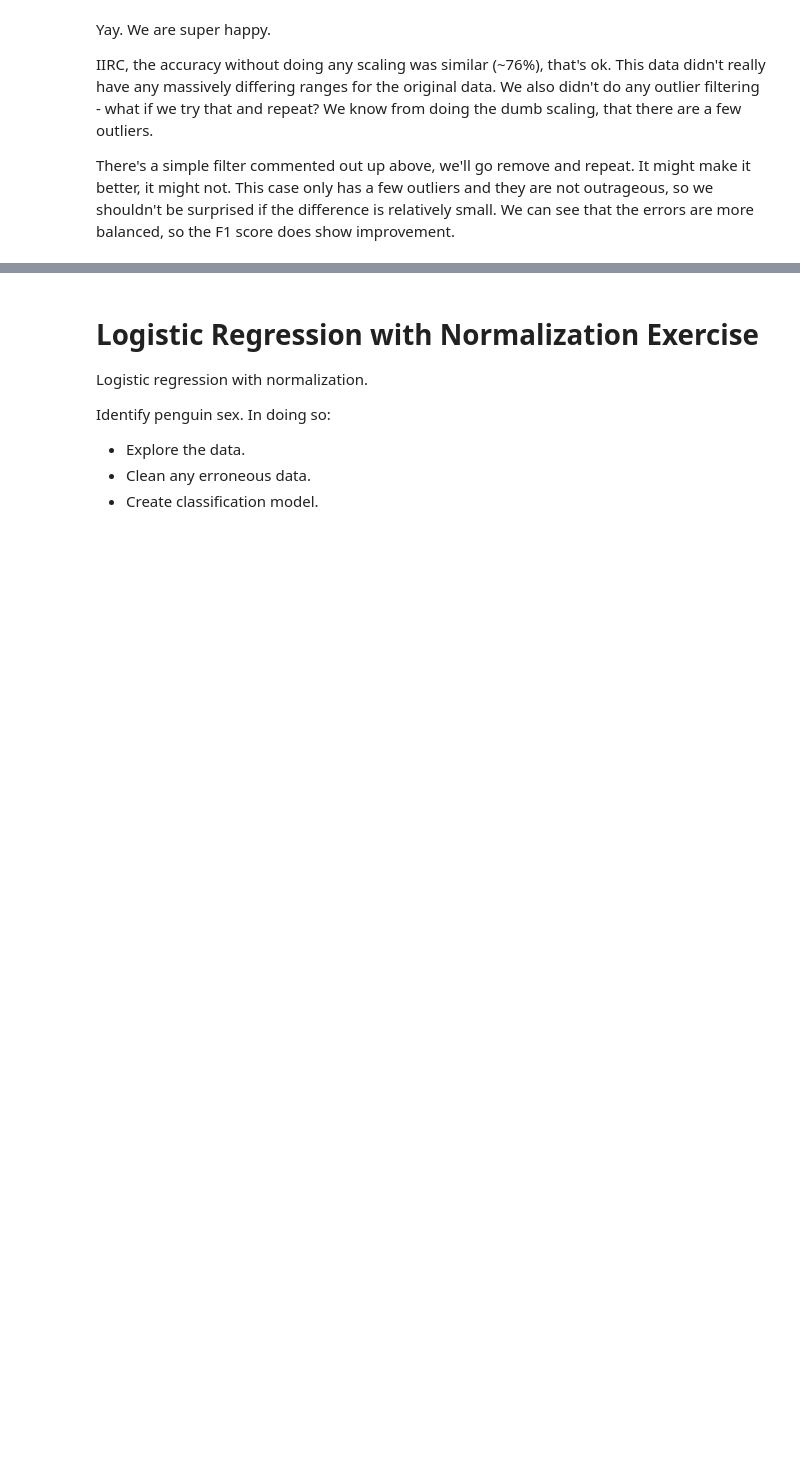
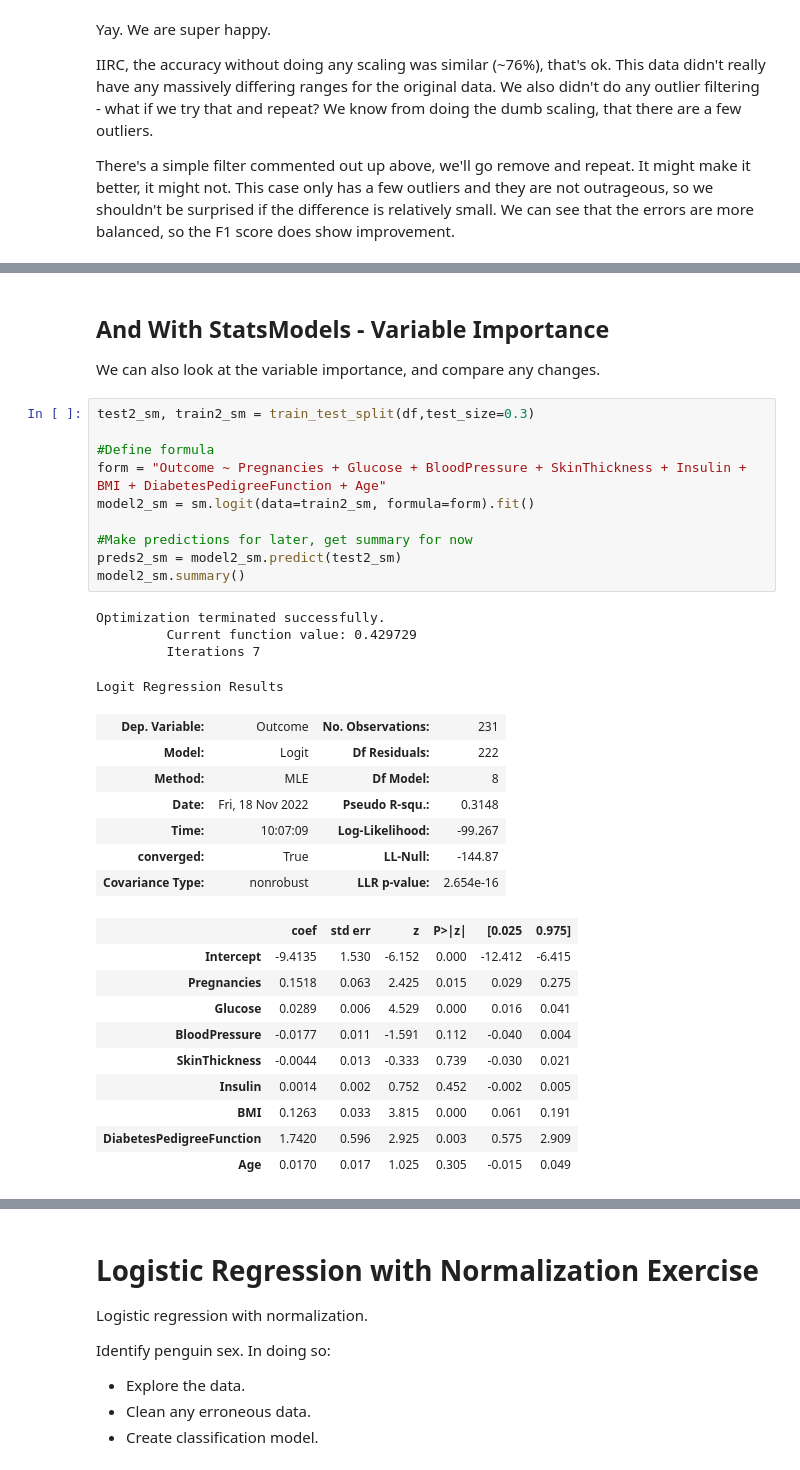
Before and after one commit to zareeiant/Basic_Stats_in_Python_Student_Workbooks, a Jupyter notebook: 026_Logistic_Regression_Normalization_2_sol.ipynb, the cells around one changed output, grey strips where cells are left out. Saved outputs shown, nothing was run; the diff lists cells and outputs as text; blank space fills up the shorter version.

```diff
--- a/026_Logistic_Regression_Normalization_2_sol.ipynb
+++ b/026_Logistic_Regression_Normalization_2_sol.ipynb
@@ -360,0 +426,36 @@ There's a simple filter commented out up above, we'll go remove and repeat. It m
+# %% [markdown]
+## And With StatsModels - Variable Importance
+
+We can also look at the variable importance, and compare any changes.
+# %%
+test2_sm, train2_sm = train_test_split(df,test_size=0.3)
+
+#Define formula
+form = "Outcome ~ Pregnancies + Glucose + BloodPressure + SkinThickness + Insulin + BMI + DiabetesPedigreeFunction + Age"
+model2_sm = sm.logit(data=train2_sm, formula=form).fit()
+
+#Make predictions for later, get summary for now
+preds2_sm = model2_sm.predict(test2_sm)
+model2_sm.summary()
+# %% [output]
+Optimization terminated successfully.
+         Current function value: 0.429729
+         Iterations 7
+Logit Regression Results
+| Dep. Variable: | Outcome | No. Observations: | 231 |
+| Model: | Logit | Df Residuals: | 222 |
+| Method: | MLE | Df Model: | 8 |
+| Date: | Fri, 18 Nov 2022 | Pseudo R-squ.: | 0.3148 |
+| Time: | 10:07:09 | Log-Likelihood: | -99.267 |
+| converged: | True | LL-Null: | -144.87 |
+| Covariance Type: | nonrobust | LLR p-value: | 2.654e-16 |
+|  | coef | std err | z | P>|z| | [0.025 | 0.975] |
+| Intercept | -9.4135 | 1.530 | -6.152 | 0.000 | -12.412 | -6.415 |
+| Pregnancies | 0.1518 | 0.063 | 2.425 | 0.015 | 0.029 | 0.275 |
+| Glucose | 0.0289 | 0.006 | 4.529 | 0.000 | 0.016 | 0.041 |
+| BloodPressure | -0.0177 | 0.011 | -1.591 | 0.112 | -0.040 | 0.004 |
+| SkinThickness | -0.0044 | 0.013 | -0.333 | 0.739 | -0.030 | 0.021 |
+| Insulin | 0.0014 | 0.002 | 0.752 | 0.452 | -0.002 | 0.005 |
+| BMI | 0.1263 | 0.033 | 3.815 | 0.000 | 0.061 | 0.191 |
+| DiabetesPedigreeFunction | 1.7420 | 0.596 | 2.925 | 0.003 | 0.575 | 2.909 |
+| Age | 0.0170 | 0.017 | 1.025 | 0.305 | -0.015 | 0.049 |
```
Also changed, not shown: parts of 24 cells of this notebook, 4 other files.
